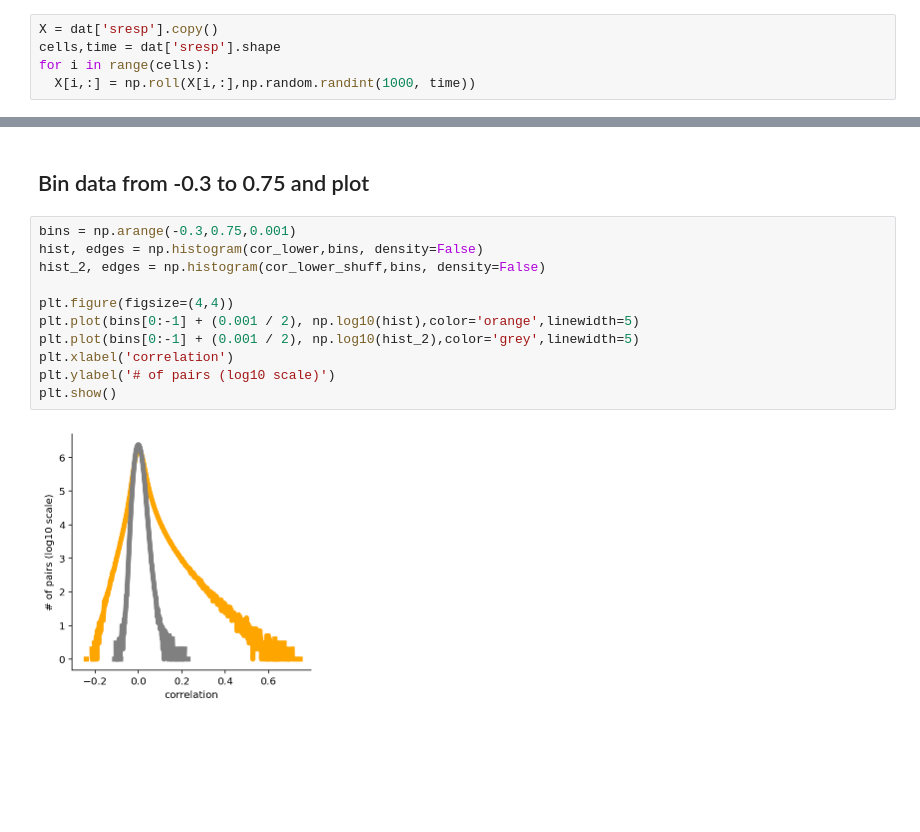
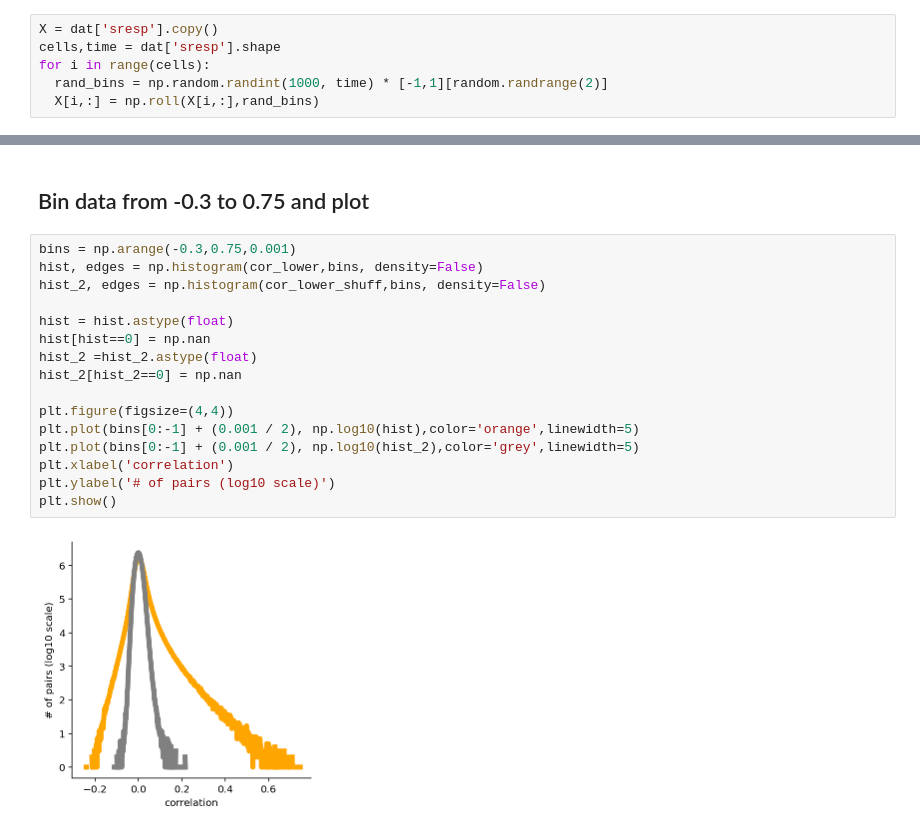
Before and after one commit to grawoods/teamA-grebes-NMA2020, a Jupyter notebook: shuffle_correlations.ipynb, the cells around one changed output, grey strips where cells are left out. Cells and saved outputs as stored; diff of their text form; blank space fills up the shorter version.

```diff
--- a/shuffle_correlations.ipynb
+++ b/shuffle_correlations.ipynb
@@ -48,7 +49,8 @@ dict_keys(['sresp', 'run', 'beh_svd_time', 'beh_svd_mask', 'stat', 'pupilArea',
 X = dat['sresp'].copy()
 cells,time = dat['sresp'].shape
 for i in range(cells):
-  X[i,:] = np.roll(X[i,:],np.random.randint(1000, time))
+  rand_bins = np.random.randint(1000, time) * [-1,1][random.randrange(2)]
+  X[i,:] = np.roll(X[i,:],rand_bins)
 # %% [markdown]
 ## get correlations from original and shuffled
 # %%
@@ -66,13 +68,18 @@ cor_lower_shuff = cor_shuff[il1]
 # %%
 bins = np.arange(-0.3,0.75,0.001)
 hist, edges = np.histogram(cor_lower,bins, density=False)
 hist_2, edges = np.histogram(cor_lower_shuff,bins, density=False)
+
+hist = hist.astype(float)
+hist[hist==0] = np.nan
+hist_2 =hist_2.astype(float)
+hist_2[hist_2==0] = np.nan
 
 plt.figure(figsize=(4,4))
 plt.plot(bins[0:-1] + (0.001 / 2), np.log10(hist),color='orange',linewidth=5)
 plt.plot(bins[0:-1] + (0.001 / 2), np.log10(hist_2),color='grey',linewidth=5)
 plt.xlabel('correlation')
 plt.ylabel('# of pairs (log10 scale)')
 plt.show()
 # %% [output]
-[figure, old version]
+[figure, new version]
```
Also changed, not shown: parts of 2 cells of this notebook.
